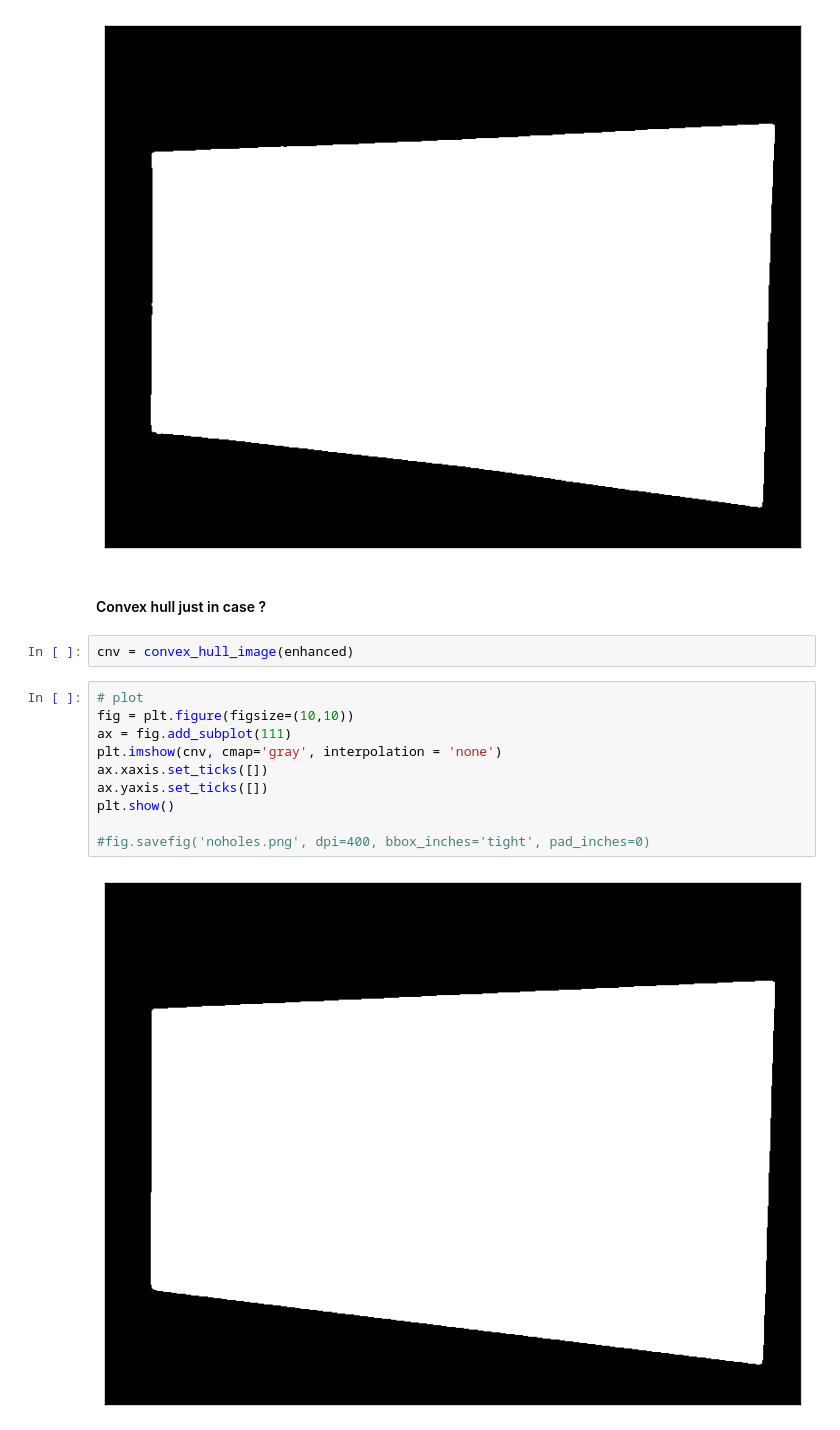
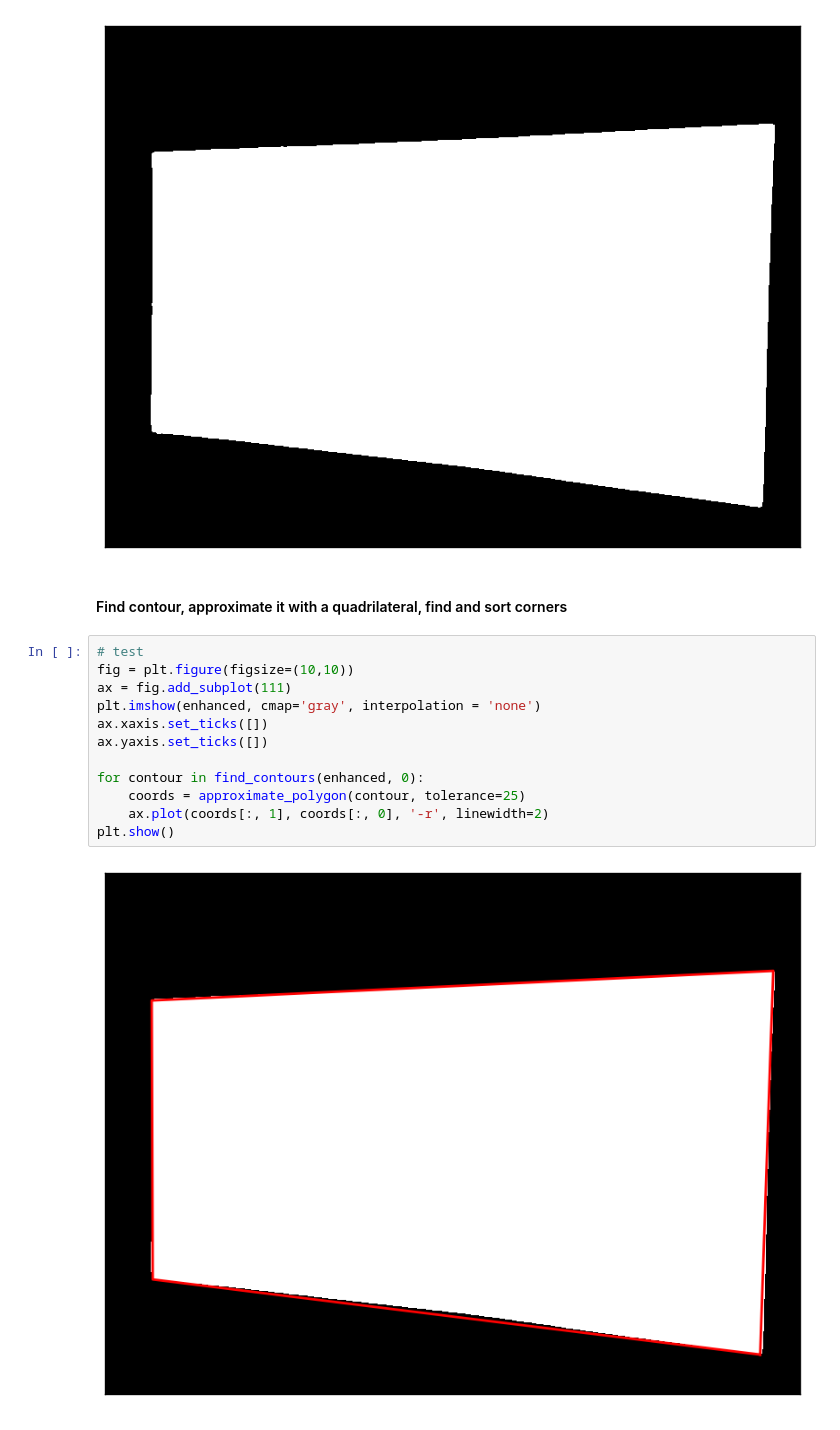
Before and after one commit to mycarta/rainbowbot, a Jupyter notebook: identify_isolate_rectify.ipynb, the cells around one changed output. Saved outputs shown, nothing was run; the diff lists cells and outputs as text.

```diff
--- a/identify_isolate_rectify.ipynb
+++ b/identify_isolate_rectify.ipynb
@@ -133,19 +133,19 @@ plt.show()
 #fig.savefig('noholes.png', dpi=400, bbox_inches='tight', pad_inches=0)
 # %% [output]
 [figure]
-# %% [markdown]
-#### Convex hull just in case ?
-# %%
-cnv = convex_hull_image(enhanced)
+# %% [markdown]
+#### Find contour, approximate it with a quadrilateral, find and sort corners
 # %%
-# plot
+# test
 fig = plt.figure(figsize=(10,10))
 ax = fig.add_subplot(111)
-plt.imshow(cnv, cmap='gray', interpolation = 'none')
+plt.imshow(enhanced, cmap='gray', interpolation = 'none')
 ax.xaxis.set_ticks([])
 ax.yaxis.set_ticks([])
+
+for contour in find_contours(enhanced, 0):
+    coords = approximate_polygon(contour, tolerance=25)
+    ax.plot(coords[:, 1], coords[:, 0], '-r', linewidth=2)
 plt.show()
-
-#fig.savefig('noholes.png', dpi=400, bbox_inches='tight', pad_inches=0)
 # %% [output]
-[figure, old version]
+[figure, new version]
```
Also changed, not shown: parts of 20 cells of this notebook.
